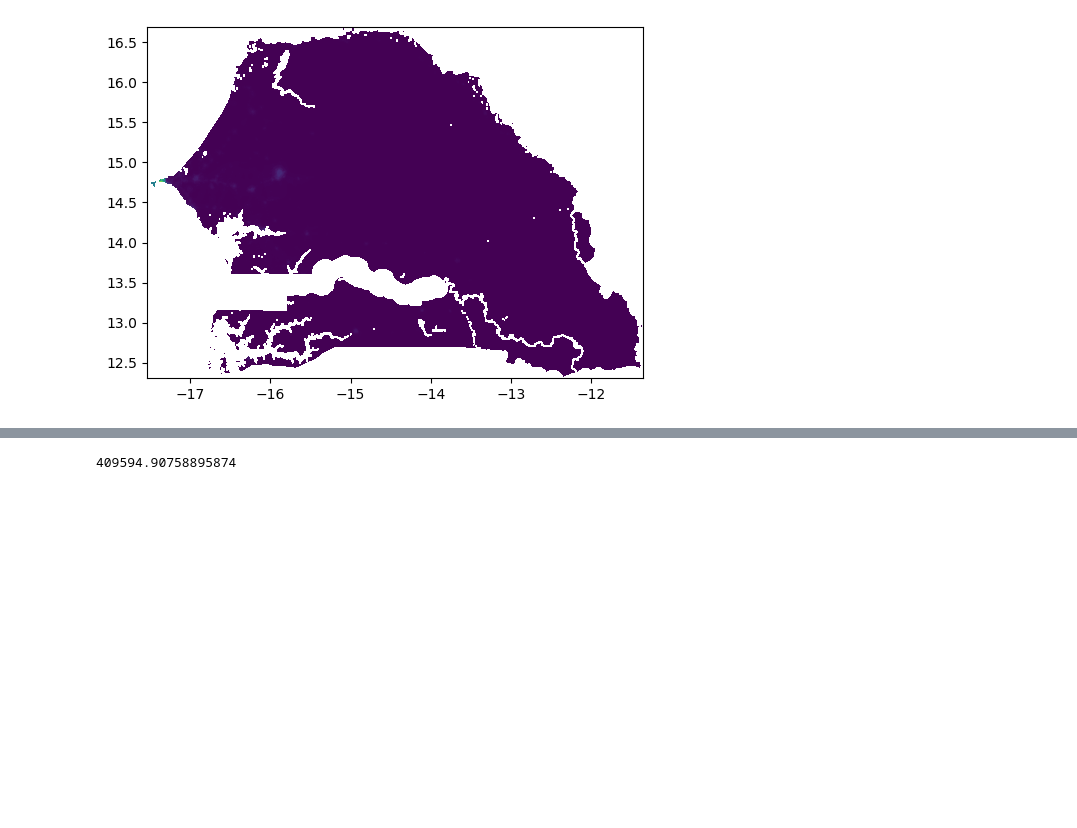
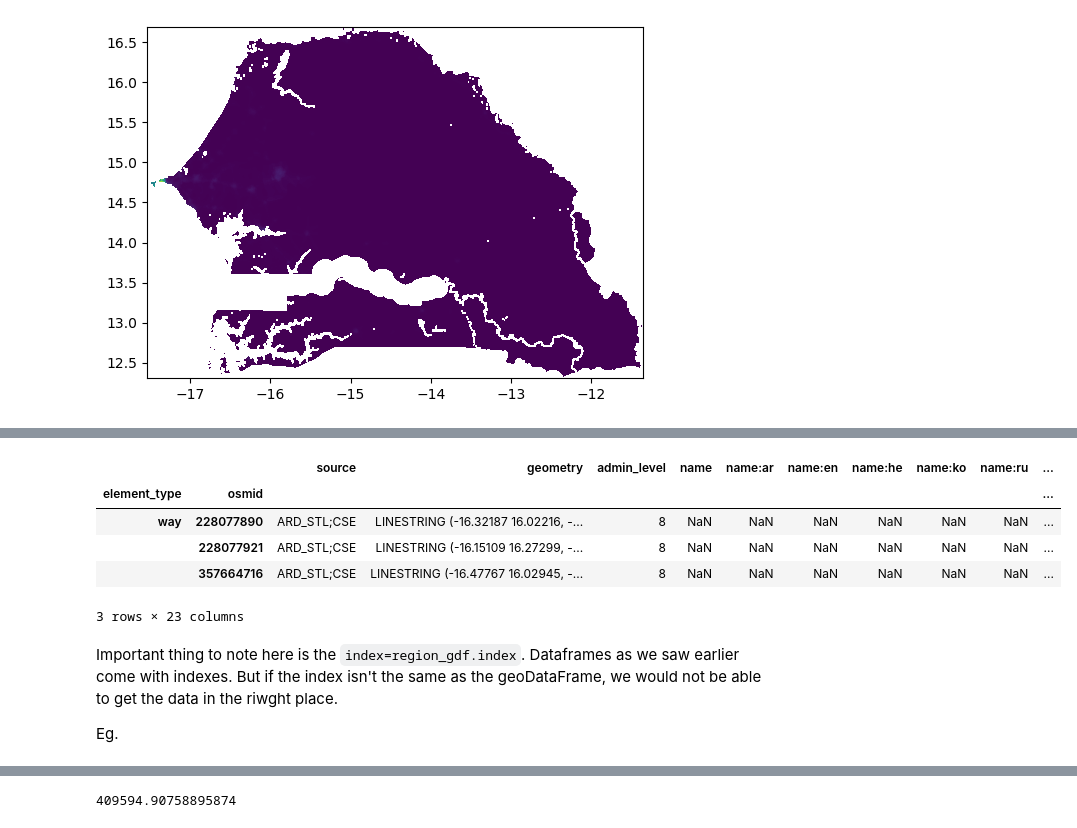
Before and after one commit to salgadox/planif-urbaine-sud, a Jupyter notebook: planif_urbaine_sud/notebooks/demo_sem3_2.ipynb, the cells around one changed output, grey strips where cells are left out. Cells and saved outputs as stored; diff of their text form; code cells hidden in the pictures; blank space fills up the shorter version.

```diff
--- a/planif_urbaine_sud/notebooks/demo_sem3_2.ipynb
+++ b/planif_urbaine_sud/notebooks/demo_sem3_2.ipynb
@@ -65,2 +167,3 @@ point sur min, max, ...
 # %%
-stats = zonal_stats(region_gdf, "../data/sen_ppp_2006.tiff", stats=["mean","min", "max", "sum", "count"])
+stats = zonal_stats(region_gdf, raster_filepath, stats=["mean","min", "max", "sum", "count"])
+stats
@@ -66,0 +262,16 @@ stats = zonal_stats(region_gdf, "../data/sen_ppp_2006.tiff", stats=["mean","min"
+# %%
+region_gdf["pop"] = pd.DataFrame(stats, index=region_gdf.index)["sum"]
+region_gdf.head(3)
+# %% [output]
+|  |  | source | geometry | admin_level | name | name:ar | name:en | name:he | name:ko | name:ru | ... |
+| element_type | osmid |  |  |  |  |  |  |  |  |  | ... |
+| way | 228077890 | ARD_STL;CSE | LINESTRING (-16.32187 16.02216, -... | 8 | NaN | NaN | NaN | NaN | NaN | NaN | ... |
+|  | 228077921 | ARD_STL;CSE | LINESTRING (-16.15109 16.27299, -... | 8 | NaN | NaN | NaN | NaN | NaN | NaN | ... |
+|  | 357664716 | ARD_STL;CSE | LINESTRING (-16.47767 16.02945, -... | 8 | NaN | NaN | NaN | NaN | NaN | NaN | ... |
+3 rows × 23 columns
+# %% [markdown]
+Important thing to note here is the `index=region_gdf.index`.
+Dataframes as we saw earlier come with indexes.
+But if the index isn't the same as the geoDataFrame, we would not be able to get the data in the riwght place.
+
+Eg.
```
Also changed, not shown: parts of 66 cells of this notebook, 7 other files.
